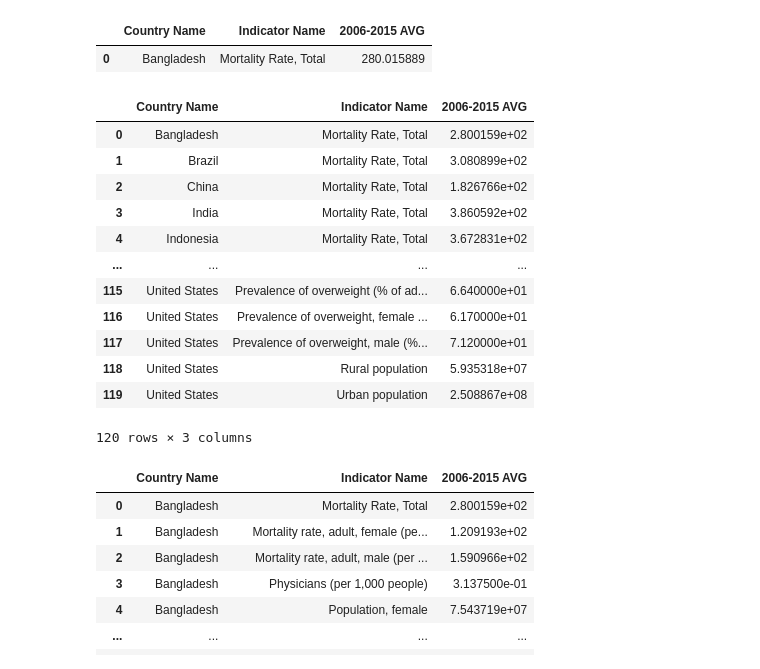
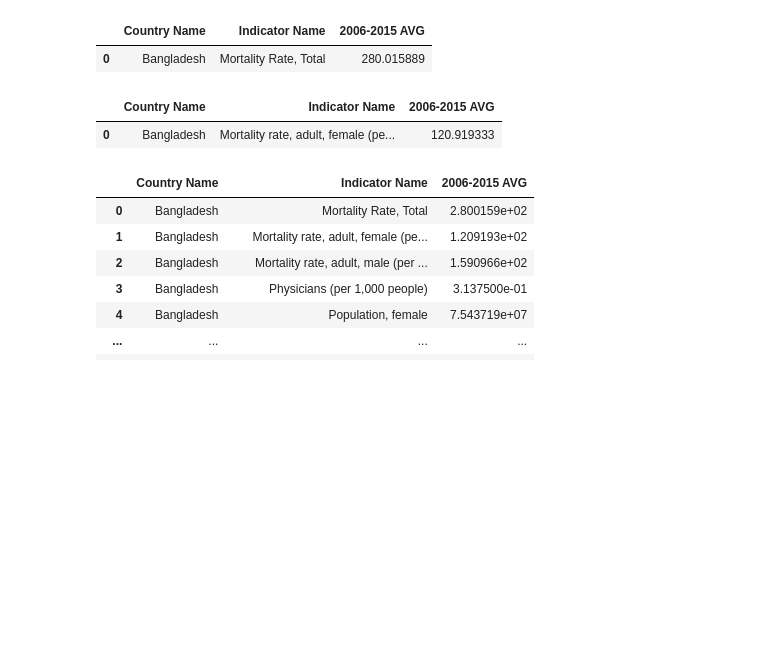
Before and after one commit to ralphy32/project_1, a Jupyter notebook: project1.ipynb, the cells around one changed output. Saved outputs shown, nothing was run; the diff lists cells and outputs as text; code cells hidden in the pictures; blank space fills up the shorter version.

Commit message:
Add files via upload
First graph for female mort rate vs. mortality rate

```diff
--- a/project1.ipynb
+++ b/project1.ipynb
@@ -129,23 +116,12 @@ total_avg_mort_df.head(1)
 |  | Country Name | Indicator Name | 2006-2015 AVG |
 | 0 | Bangladesh | Mortality Rate, Total | 280.015889 |
 # %%
-# Combine cleaned_data_df and total_avg_mort_df
-cleaned_data_df = pd.concat([total_avg_mort_df,cleaned_data_df],ignore_index=True)
-cleaned_data_df
+# Combine cleaned_data_df and total_avg_mort_df ?
+cleaned_data_df = cleaned_data_df.append(total_avg_mort_df,ignore_index=True)
+cleaned_data_df.head(1)
 # %% [output]
 |  | Country Name | Indicator Name | 2006-2015 AVG |
-| 0 | Bangladesh | Mortality Rate, Total | 2.800159e+02 |
-| 1 | Brazil | Mortality Rate, Total | 3.080899e+02 |
-| 2 | China | Mortality Rate, Total | 1.826766e+02 |
-| 3 | India | Mortality Rate, Total | 3.860592e+02 |
-| 4 | Indonesia | Mortality Rate, Total | 3.672831e+02 |
-| ... | ... | ... | ... |
-| 115 | United States | Prevalence of overweight (% of ad... | 6.640000e+01 |
-| 116 | United States | Prevalence of overweight, female ... | 6.170000e+01 |
-| 117 | United States | Prevalence of overweight, male (%... | 7.120000e+01 |
-| 118 | United States | Rural population | 5.935318e+07 |
-| 119 | United States | Urban population | 2.508867e+08 |
+| 0 | Bangladesh | Mortality rate, adult, female (pe... | 120.919333 |
-120 rows × 3 columns
 # %%
 # Sort data
 cleaned_data_df = cleaned_data_df.sort_values(["Country Name", "Indicator Name"], ascending =True)
```
Also changed, not shown: parts of 43 cells of this notebook.
